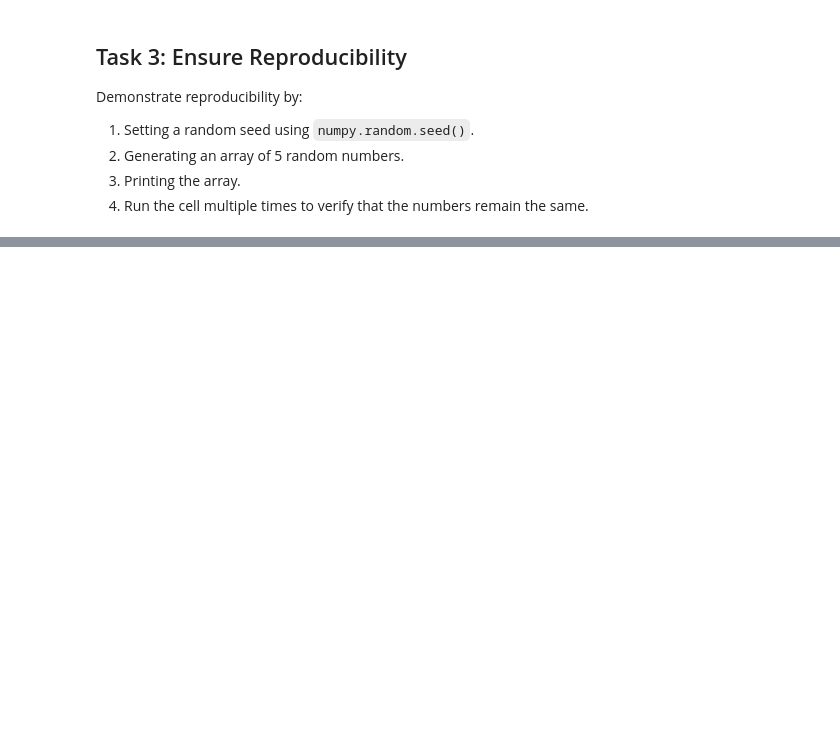
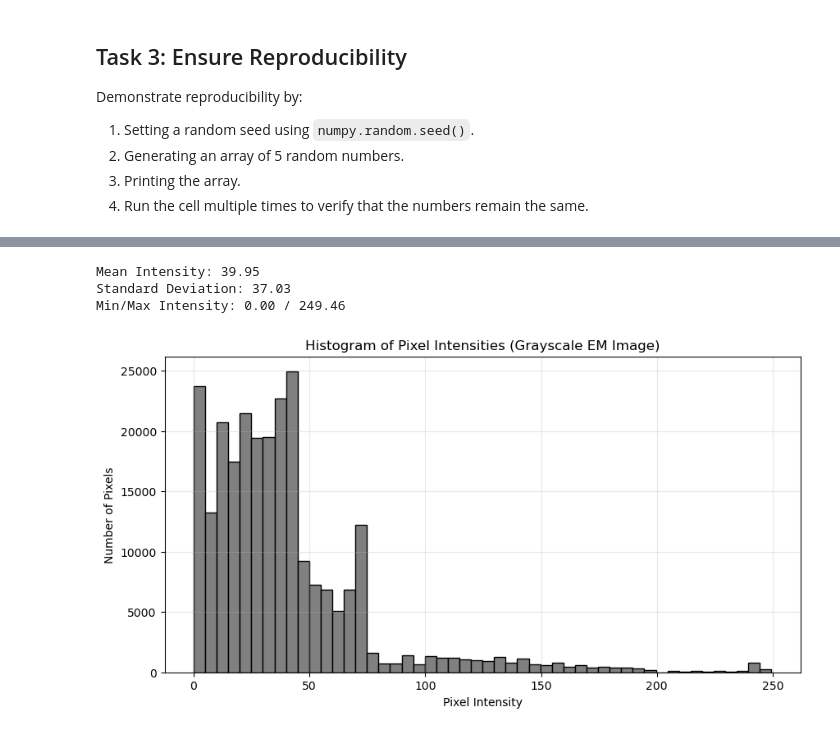
Before and after one commit to Qianruitong/MATSCI465-Qianruitong, a Jupyter notebook: assignment1.ipynb, the cells around one changed output, grey strips where cells are left out. Saved outputs shown, nothing was run; the diff lists cells and outputs as text; code cells hidden in the pictures; blank space fills up the shorter version.

```diff
--- a/assignment1.ipynb
+++ b/assignment1.ipynb
@@ -84,0 +170,32 @@ print(f"Random numbers: {random_numbers}")
+# %%
+import numpy as np
+import matplotlib.pyplot as plt
+
+# Continue the previous code: Load the image and convert it to grayscale
+tif_path = "C:/Users/Nevidas/Downloads/exampleEMImage.tif"
+data = plt.imread(tif_path)
+gray_data = np.dot(data[...,:3], [0.2989, 0.5870, 0.1140])
+
+# 1. computational basic statistics
+mean_intensity = np.mean(gray_data)
+std_intensity = np.std(gray_data)
+min_intensity = np.min(gray_data)
+max_intensity = np.max(gray_data)
+
+print(f"Mean Intensity: {mean_intensity:.2f}")
+print(f"Standard Deviation: {std_intensity:.2f}")
+print(f"Min/Max Intensity: {min_intensity:.2f} / {max_intensity:.2f}")
+
+# 2. Draw pixel intensity histogram
+plt.figure(figsize=(10, 5))
+plt.hist(gray_data.flatten(), bins=50, color="gray", edgecolor="black")
+plt.xlabel("Pixel Intensity")
+plt.ylabel("Number of Pixels")
+plt.title("Histogram of Pixel Intensities (Grayscale EM Image)")
+plt.grid(alpha=0.3)
+plt.show()
+# %% [output]
+Mean Intensity: 39.95
+Standard Deviation: 37.03
+Min/Max Intensity: 0.00 / 249.46
+[figure, added]
```
Also changed, not shown: parts of 9 cells of this notebook, 1 other file.
